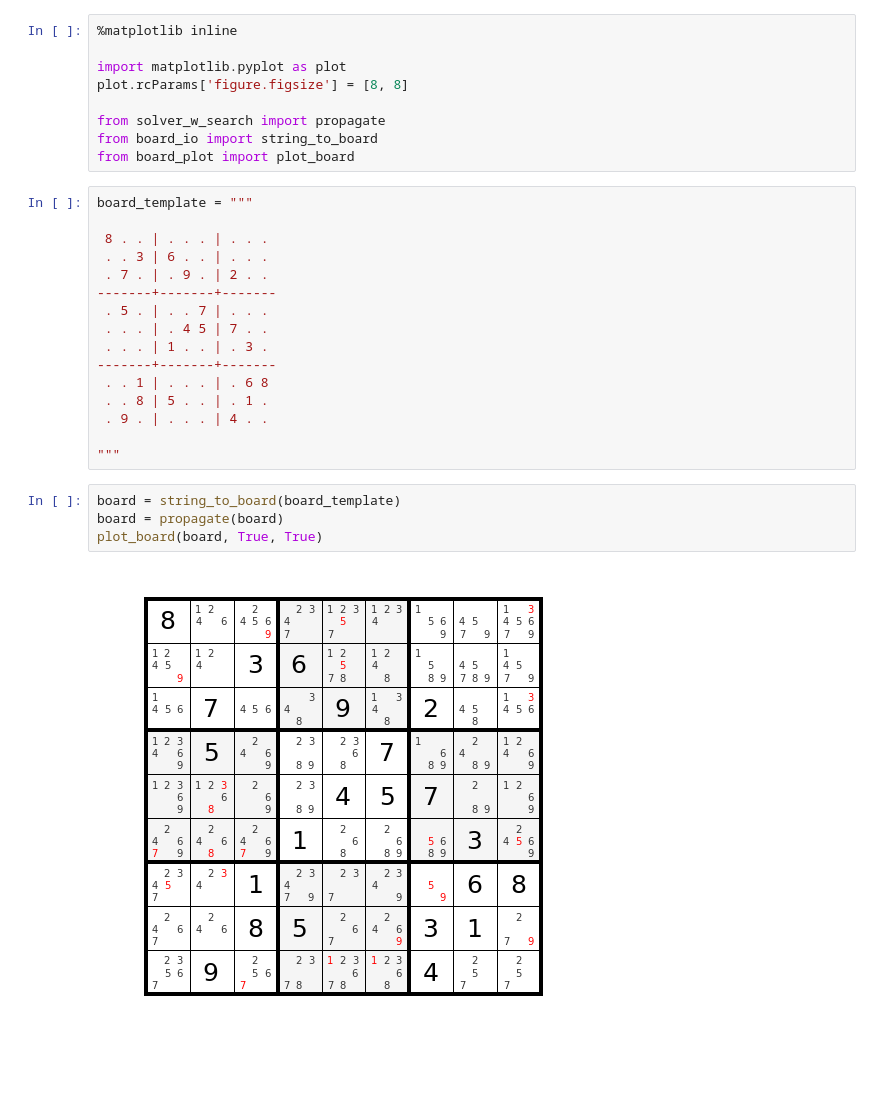
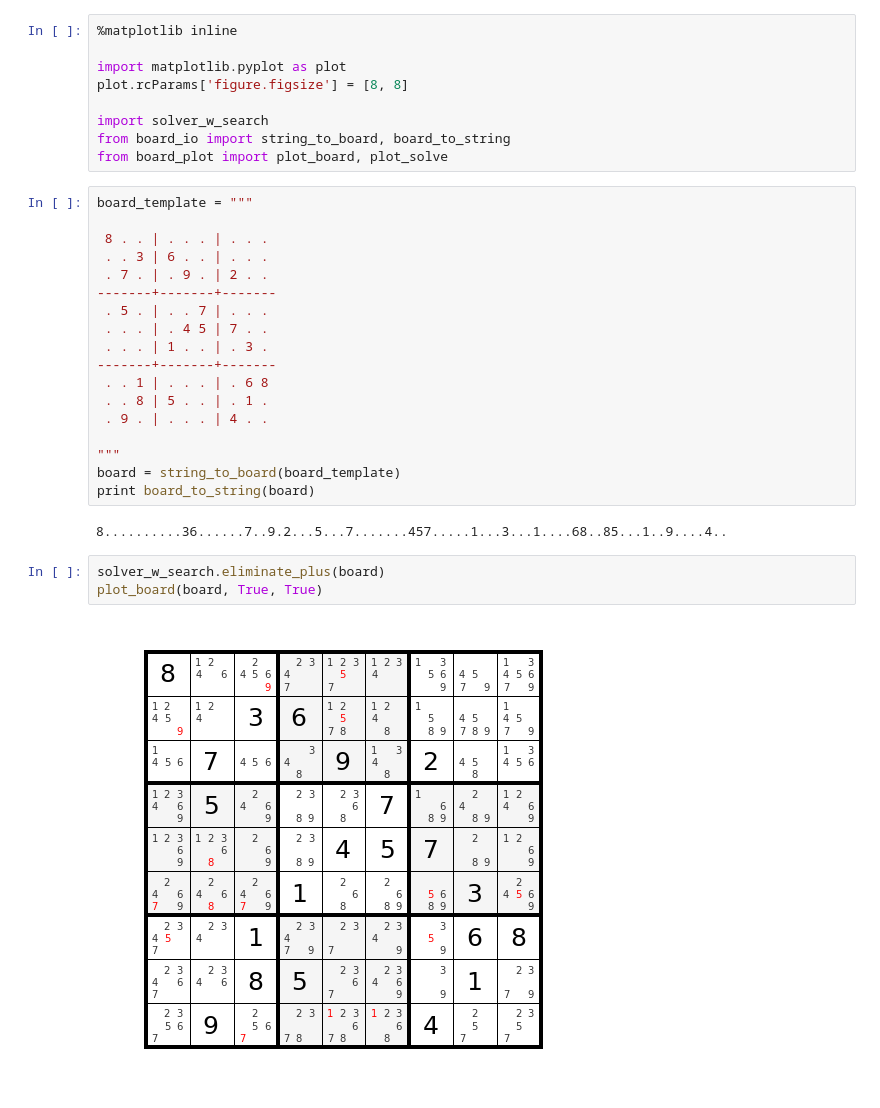
Before and after one commit to r1cc4rdo/sudoku, a Jupyter notebook: sudoku.ipynb, the cells around one changed output. Cells and saved outputs as stored; diff of their text form; blank space fills up the shorter version.

Commit message:
Debugged search

```diff
--- a/sudoku.ipynb
+++ b/sudoku.ipynb
@@ -4,9 +4,9 @@
 import matplotlib.pyplot as plot
 plot.rcParams['figure.figsize'] = [8, 8]
 
-from solver_w_search import propagate
-from board_io import string_to_board
-from board_plot import plot_board
+import solver_w_search
+from board_io import string_to_board, board_to_string
+from board_plot import plot_board, plot_solve
 # %%
 board_template = """
 
@@ -23,9 +23,12 @@ board_template = """
  . 9 . | . . . | 4 . .
 
 """
+board = string_to_board(board_template)
+print board_to_string(board)
+# %% [output]
+8..........36......7..9.2...5...7.......457.....1...3...1....68..85...1..9....4..
 # %%
-board = string_to_board(board_template)
-board = propagate(board)
+solver_w_search.eliminate_plus(board)
 plot_board(board, True, True)
 # %% [output]
-[figure, old version]
+[figure, new version]
```
Also changed, not shown: parts of 1 cell of this notebook, 10 other files.
